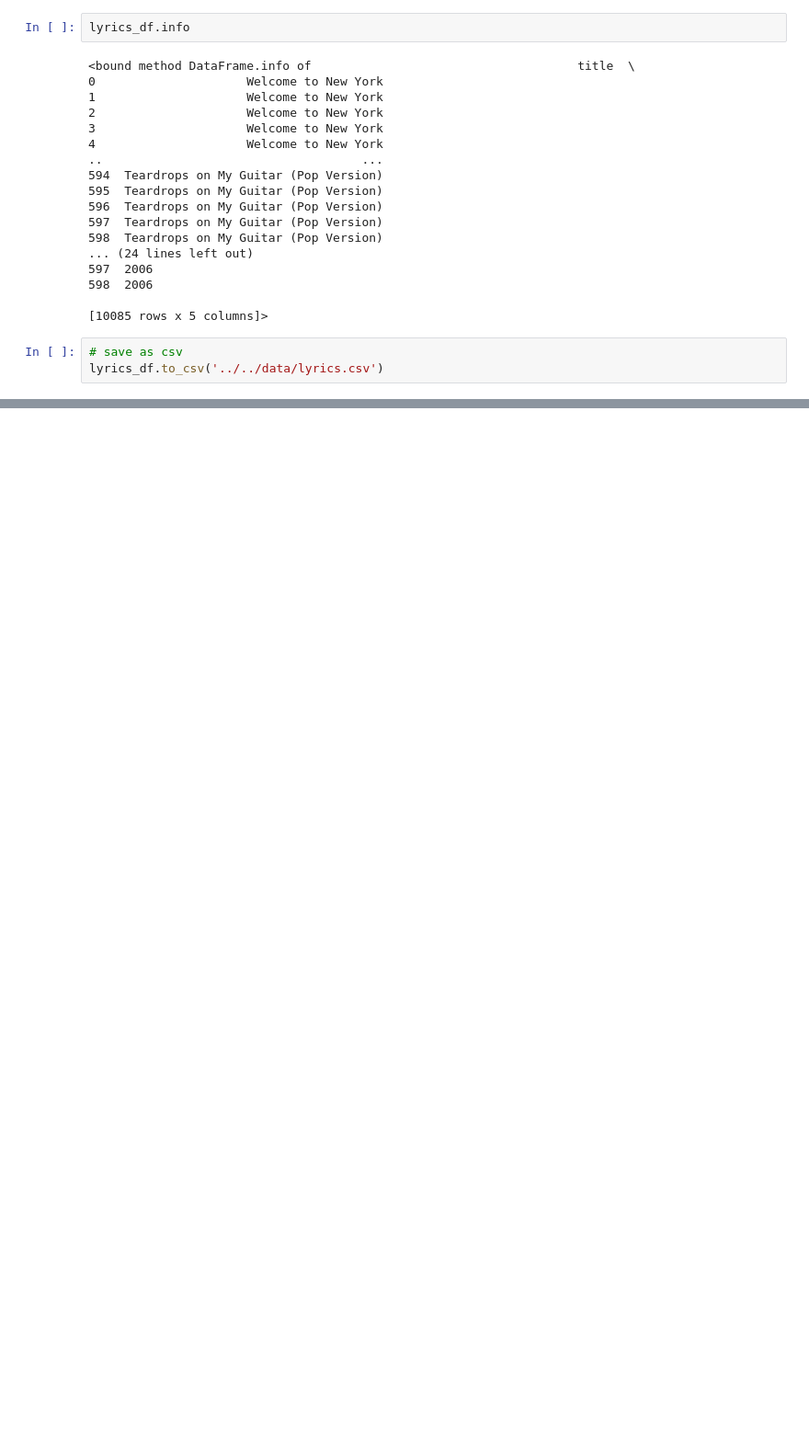
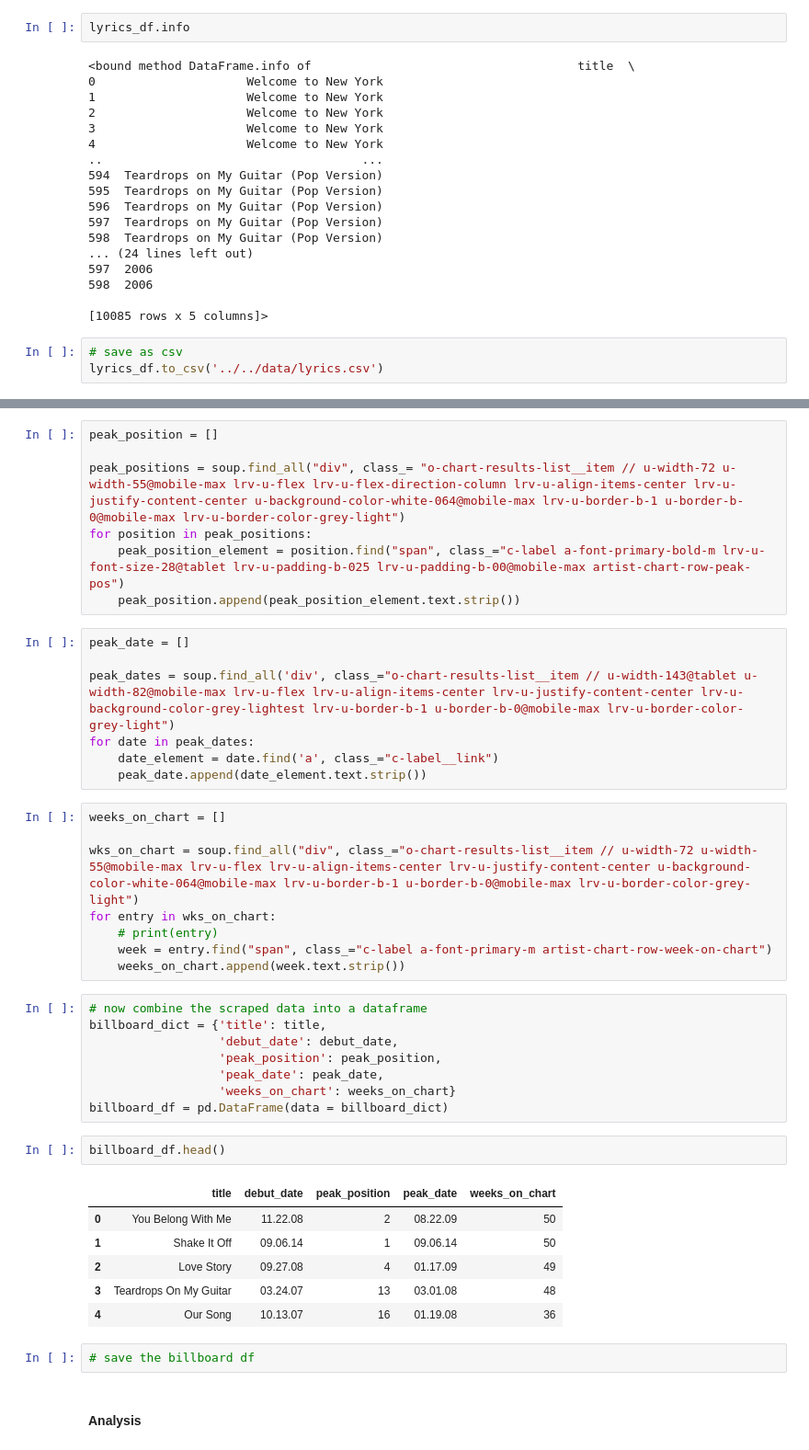
Before and after one commit to iuxo/Taylor-Swift-Lyrics-Analysis, a Jupyter notebook: src/notebooks/EDA.ipynb, the cells around one changed output, grey strips where cells are left out. Shown at 92% size. Saved outputs shown, nothing was run; the diff lists cells and outputs as text; blank space fills up the shorter version.

Commit message:
retrieved billboard 100 rankings for taylor swift

```diff
--- a/src/notebooks/EDA.ipynb
+++ b/src/notebooks/EDA.ipynb
@@ -856,0 +781,43 @@ lyrics_df.to_csv('../../data/lyrics.csv')
+# %%
+peak_position = []
+
+peak_positions = soup.find_all("div", class_= "o-chart-results-list__item // u-width-72 u-width-55@mobile-max lrv-u-flex lrv-u-flex-direction-column lrv-u-align-items-center lrv-u-justify-content-center u-background-color-white-064@mobile-max lrv-u-border-b-1 u-border-b-0@mobile-max lrv-u-border-color-grey-light")
+for position in peak_positions:
+    peak_position_element = position.find("span", class_="c-label a-font-primary-bold-m lrv-u-font-size-28@tablet lrv-u-padding-b-025 lrv-u-padding-b-00@mobile-max artist-chart-row-peak-pos")
+    peak_position.append(peak_position_element.text.strip())
+# %%
+peak_date = []
+
+peak_dates = soup.find_all('div', class_="o-chart-results-list__item // u-width-143@tablet u-width-82@mobile-max lrv-u-flex lrv-u-align-items-center lrv-u-justify-content-center lrv-u-background-color-grey-lightest lrv-u-border-b-1 u-border-b-0@mobile-max lrv-u-border-color-grey-light")
+for date in peak_dates:
+    date_element = date.find('a', class_="c-label__link")
+    peak_date.append(date_element.text.strip())
+# %%
+weeks_on_chart = []
+
+wks_on_chart = soup.find_all("div", class_="o-chart-results-list__item // u-width-72 u-width-55@mobile-max lrv-u-flex lrv-u-align-items-center lrv-u-justify-content-center u-background-color-white-064@mobile-max lrv-u-border-b-1 u-border-b-0@mobile-max lrv-u-border-color-grey-light")
+for entry in wks_on_chart:
+    # print(entry)
+    week = entry.find("span", class_="c-label a-font-primary-m artist-chart-row-week-on-chart")
+    weeks_on_chart.append(week.text.strip())
+# %%
+# now combine the scraped data into a dataframe
+billboard_dict = {'title': title,
+                  'debut_date': debut_date,
+                  'peak_position': peak_position,
+                  'peak_date': peak_date,
+                  'weeks_on_chart': weeks_on_chart}
+billboard_df = pd.DataFrame(data = billboard_dict)
+# %%
+billboard_df.head()
+# %% [output]
+|  | title | debut_date | peak_position | peak_date | weeks_on_chart |
+| 0 | You Belong With Me | 11.22.08 | 2 | 08.22.09 | 50 |
+| 1 | Shake It Off | 09.06.14 | 1 | 09.06.14 | 50 |
+| 2 | Love Story | 09.27.08 | 4 | 01.17.09 | 49 |
+| 3 | Teardrops On My Guitar | 03.24.07 | 13 | 03.01.08 | 48 |
+| 4 | Our Song | 10.13.07 | 16 | 01.19.08 | 36 |
+# %%
+# save the billboard df
+# %% [markdown]
+#### Analysis
```
Also changed, not shown: parts of 17 cells of this notebook.
